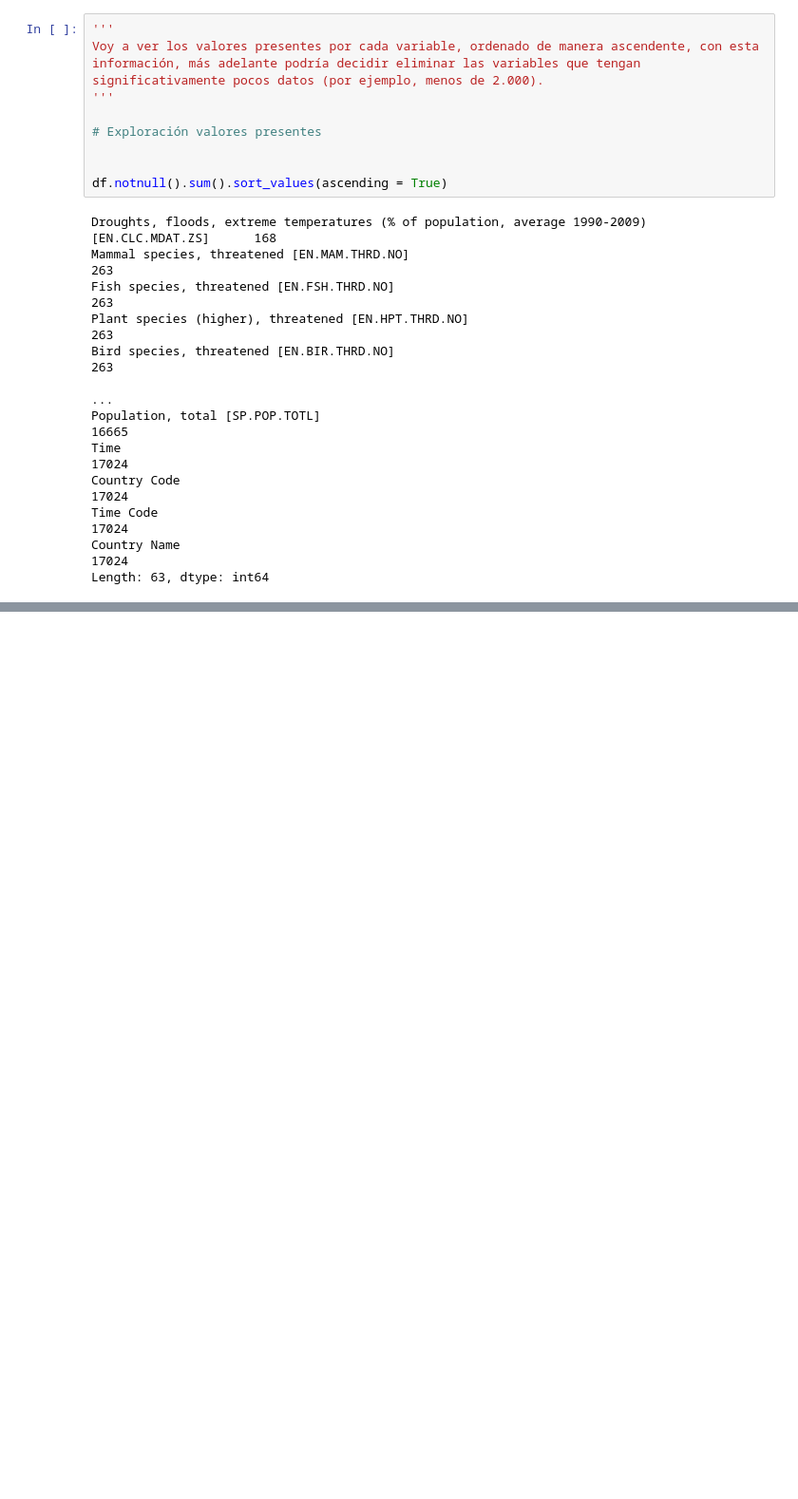
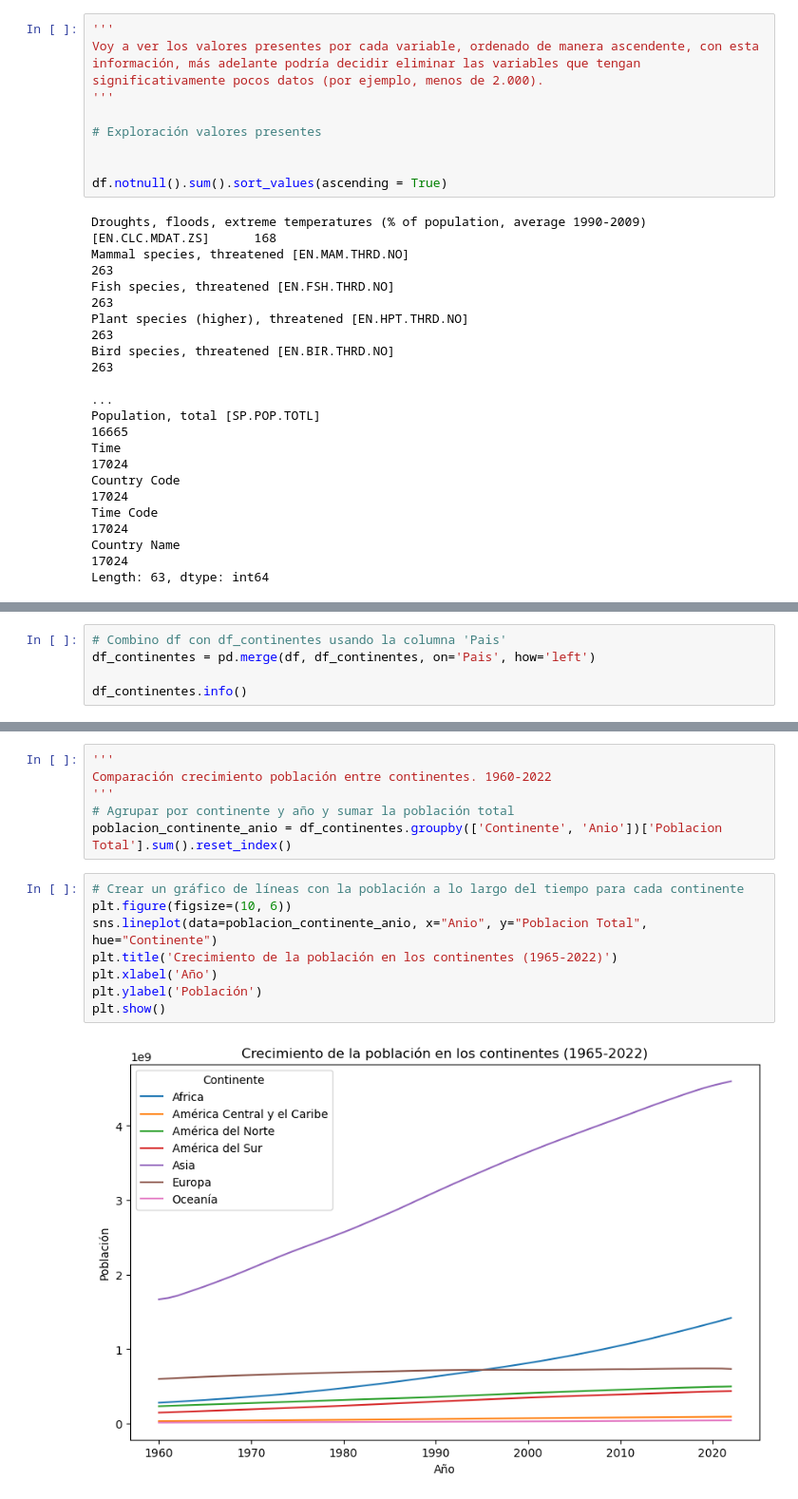
Before and after one commit to Karimsingera/Coderhouse_Data_Science, a Jupyter notebook: La_Transformancion_del_Mundo_en_los_Ultimos_60_anos.ipynb, the cells around one changed output, grey strips where cells are left out. Shown at 95% size. Saved outputs shown, nothing was run; the diff lists cells and outputs as text; blank space fills up the shorter version.

```diff
--- a/La_Transformancion_del_Mundo_en_los_Ultimos_60_anos.ipynb
+++ b/La_Transformancion_del_Mundo_en_los_Ultimos_60_anos.ipynb
@@ -353,0 +552,5 @@ memory usage: 8.2+ MB
+# %%
+# Combino df con df_continentes usando la columna 'Pais'
+df_continentes = pd.merge(df, df_continentes, on='Pais', how='left')
+
+df_continentes.info()
@@ -353,0 +575,16 @@ memory usage: 8.2+ MB
+# %%
+'''
+Comparación crecimiento población entre continentes. 1960-2022
+'''
+# Agrupar por continente y año y sumar la población total
+poblacion_continente_anio = df_continentes.groupby(['Continente', 'Anio'])['Poblacion Total'].sum().reset_index()
+# %%
+# Crear un gráfico de líneas con la población a lo largo del tiempo para cada continente
+plt.figure(figsize=(10, 6))
+sns.lineplot(data=poblacion_continente_anio, x="Anio", y="Poblacion Total", hue="Continente")
+plt.title('Crecimiento de la población en los continentes (1965-2022)')
+plt.xlabel('Año')
+plt.ylabel('Población')
+plt.show()
+# %% [output]
+[figure, added]
```
Also changed, not shown: parts of 24 cells of this notebook, 12 other files.
